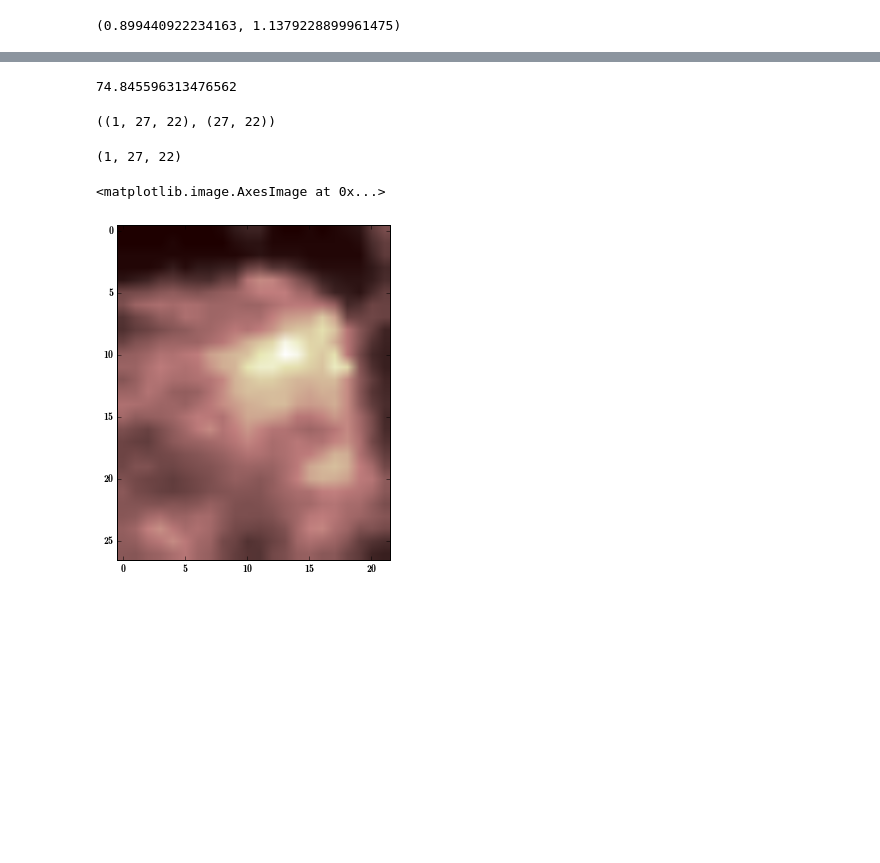
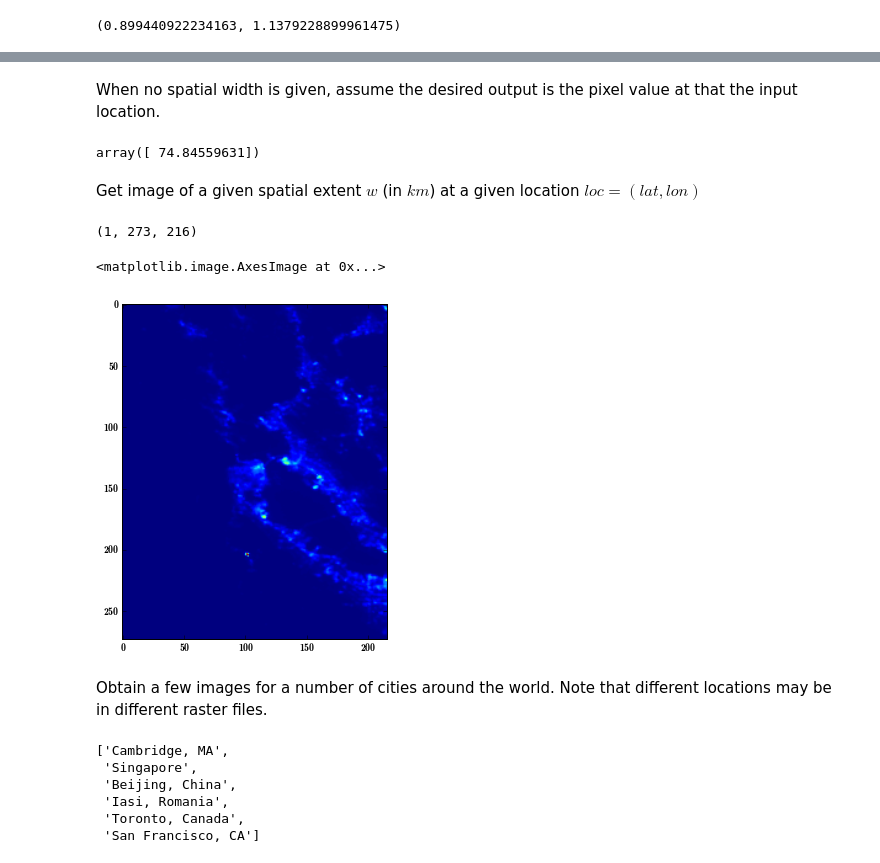
Before and after one commit to adrianalbert/pysatapi, a Jupyter notebook: satimage-processing/SatImage Tutorial - NightSat and VIIRS night lights data.ipynb, the cells around one changed output, grey strips where cells are left out. Cells and saved outputs as stored; diff of their text form; code cells hidden in the pictures; blank space fills up the shorter version.

```diff
--- a/satimage-processing/SatImage Tutorial - NightSat and VIIRS night lights data.ipynb
+++ b/satimage-processing/SatImage Tutorial - NightSat and VIIRS night lights data.ipynb
@@ -31,4 +31,6 @@ The data is provided as a set of 6 tiles that span most of the globe (two files
 # http://mapserver.ngdc.noaa.gov/viirs_data/viirs_composite/v10//201609/vcmcfg/SVDNB_npp_20160901-20160930_00N060W_vcmcfg_v10_c201610280941.tgz
 # http://mapserver.ngdc.noaa.gov/viirs_data/viirs_composite/v10//201609/vcmcfg/SVDNB_npp_20160901-20160930_00N060E_vcmcfg_v10_c201610280941.tgz""".split("\n")
 # %%
-rast_file = "/home/ubuntu/data/VIIRS/2016-09/SVDNB_npp_20160901-20160930_75N180W_vcmcfg_v10_c201610280941.avg_rade9.tif"
+import glob, os
+rast_files = glob.glob("/home/ubuntu/data/VIIRS/2016-09/*.avg_rade9.tif")
+print len(rast_files)
@@ -136,21 +65,26 @@ simg = satimg.SatImage(rast_file)
+# %%
+# initialize client
+simg = satimg.SatImage(rast_files)
+# %% [markdown]
+When no spatial width is given, assume the desired output is the pixel value at that the input location.
 # %%
-img = simg.get_image_at_location(loc)
-img
+pixValue = simg.get_image_at_location(loc)
+pixValue
 # %% [output]
-74.845596313476562
+array([ 74.84559631])
-# %%
-img.shape, np.squeeze(img).shape
-# %% [output]
-((1, 27, 22), (27, 22))
+# %% [markdown]
+Get image of a given spatial extent $w$ (in $km$) at a given location $loc=(lat, lon)$
 # %%
-img = simg.get_image_at_location(loc, w=10)
+img = simg.get_image_at_location(loc, w=100) # a 10km x 10km window around the geographical center of San Francisco
 img.shape
 # %% [output]
-(1, 27, 22)
+(1, 273, 216)
 # %%
 plt.figure(figsize=(8,6))
-plt.imshow(img[0], cmap='pink')
+plt.imshow(img[0])
 # %% [output]
 <matplotlib.image.AxesImage at 0x...>
-[figure, old version]
+[figure, new version]
+# %% [markdown]
+Obtain a few images for a number of cities around the world. Note that different locations may be in different raster files.
 # %%
@@ -167,0 +100,9 @@ for i in images.values():
+# %%
+images.keys()
+# %% [output]
+['Cambridge, MA',
+ 'Singapore',
+ 'Beijing, China',
+ 'Iasi, Romania',
+ 'Toronto, Canada',
+ 'San Francisco, CA']
```
Also changed, not shown: parts of 59 cells of this notebook, 14 other files.
